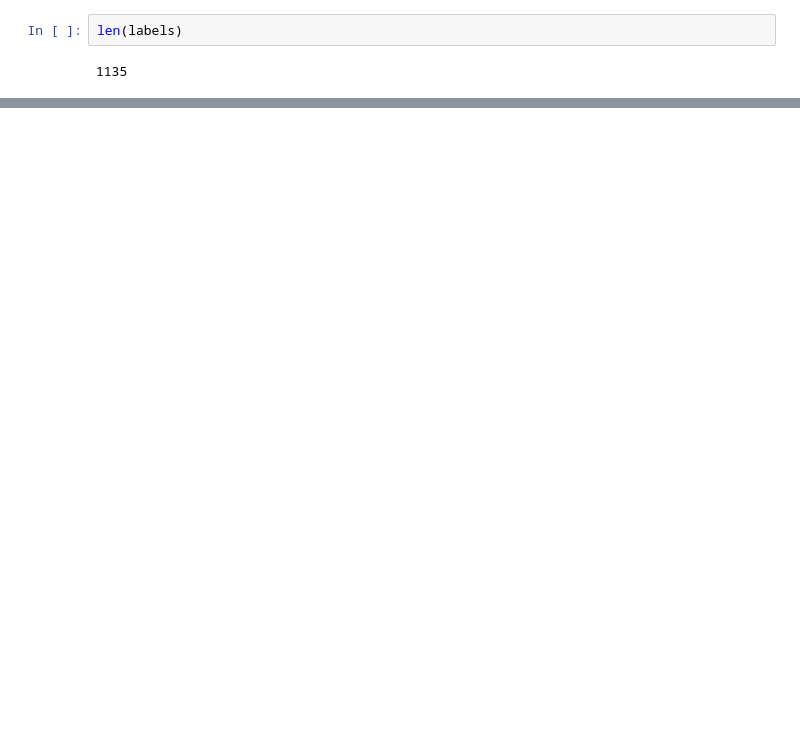
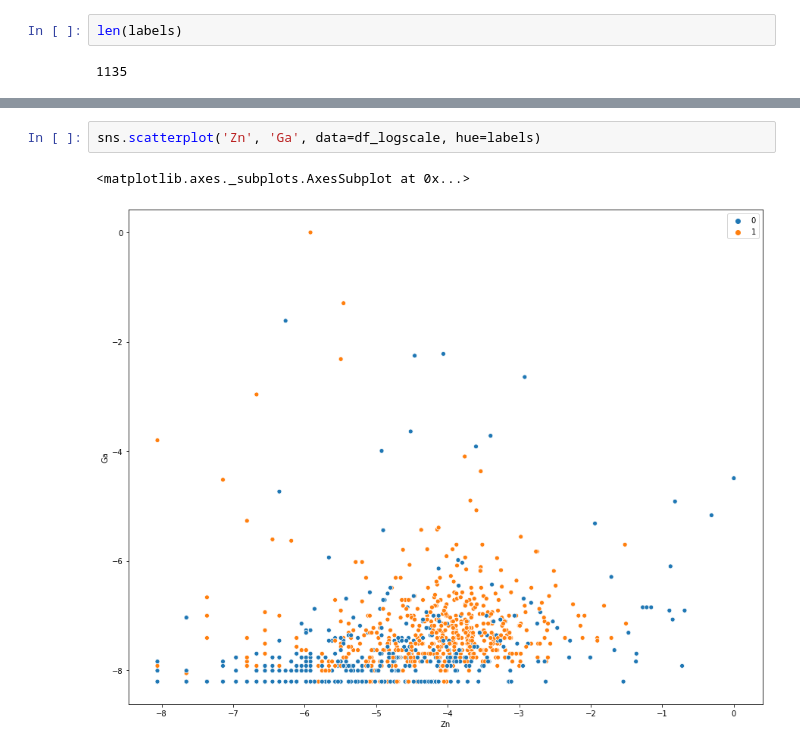
Before and after one commit to franticOreo/CriticalMinerals, a Jupyter notebook: asher/Oznaca EDA.ipynb, the cells around one changed output, grey strips where cells are left out. Saved outputs shown, nothing was run; the diff lists cells and outputs as text; blank space fills up the shorter version.

```diff
--- a/asher/Oznaca EDA.ipynb
+++ b/asher/Oznaca EDA.ipynb
@@ -253,0 +254,5 @@ sns.scatterplot('Ga', 'Nd', data=df_logscale, hue=labels)
+# %%
+sns.scatterplot('Zn', 'Ga', data=df_logscale, hue=labels)
+# %% [output]
+<matplotlib.axes._subplots.AxesSubplot at 0x...>
+[figure, added]
```
Also changed, not shown: parts of 5 cells of this notebook.
